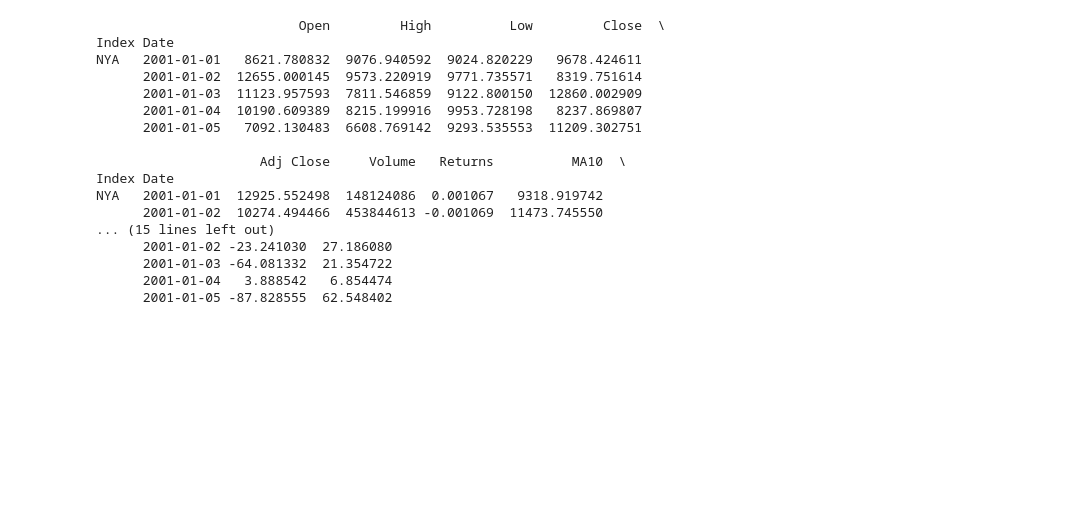
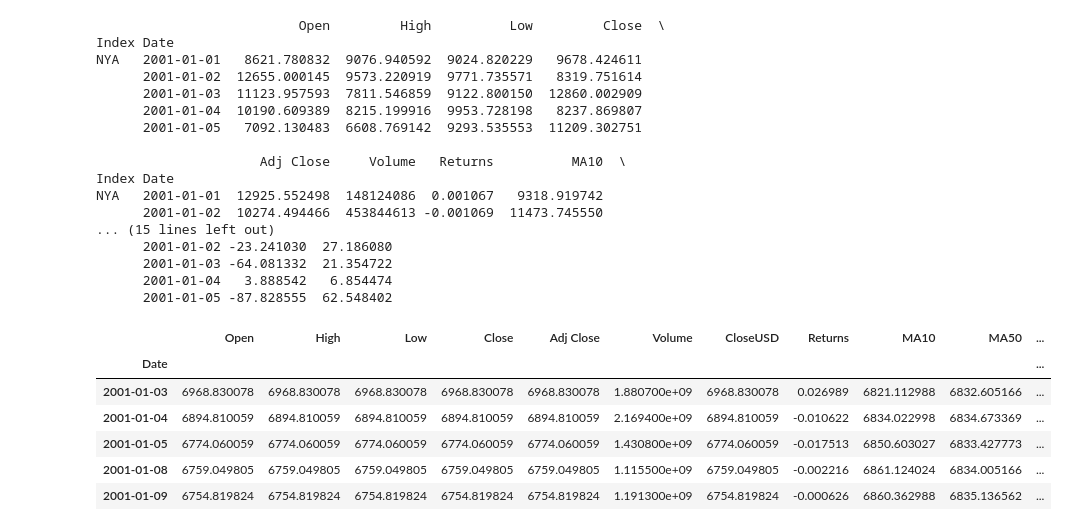
Before and after one commit to ammaralimalik/StockPricePredictor, a Jupyter notebook: StockPrice.ipynb, the cells around one changed output. Drawn from its saved outputs; the diff is of its cells as text; code cells hidden in the pictures; blank space fills up the shorter version.

```diff
--- a/StockPrice.ipynb
+++ b/StockPrice.ipynb
@@ -333,3 +333,17 @@ NYA   2001-01-01  12925.552498  148124086  0.001067   9318.919742
       2001-01-03 -64.081332  21.354722
       2001-01-04   3.888542   6.854474
       2001-01-05 -87.828555  62.548402
+# %%
+from metrics import calculate_all_features
+data = calculate_all_features(pd.read_csv('data/IndexProcessed.csv'))
+chart_data = data.loc['NYA']
+# %%
+chart_data.head()
+# %% [output]
+|  | Open | High | Low | Close | Adj Close | Volume | CloseUSD | Returns | MA10 | MA50 | ... |
+| Date |  |  |  |  |  |  |  |  |  |  | ... |
+| 2001-01-03 | 6968.830078 | 6968.830078 | 6968.830078 | 6968.830078 | 6968.830078 | 1.880700e+09 | 6968.830078 | 0.026989 | 6821.112988 | 6832.605166 | ... |
+| 2001-01-04 | 6894.810059 | 6894.810059 | 6894.810059 | 6894.810059 | 6894.810059 | 2.169400e+09 | 6894.810059 | -0.010622 | 6834.022998 | 6834.673369 | ... |
+| 2001-01-05 | 6774.060059 | 6774.060059 | 6774.060059 | 6774.060059 | 6774.060059 | 1.430800e+09 | 6774.060059 | -0.017513 | 6850.603027 | 6833.427773 | ... |
+| 2001-01-08 | 6759.049805 | 6759.049805 | 6759.049805 | 6759.049805 | 6759.049805 | 1.115500e+09 | 6759.049805 | -0.002216 | 6861.124024 | 6834.005166 | ... |
+| 2001-01-09 | 6754.819824 | 6754.819824 | 6754.819824 | 6754.819824 | 6754.819824 | 1.191300e+09 | 6754.819824 | -0.000626 | 6860.362988 | 6835.136562 | ... |
```
Also changed, not shown: parts of 2 cells of this notebook, 15 other files.
